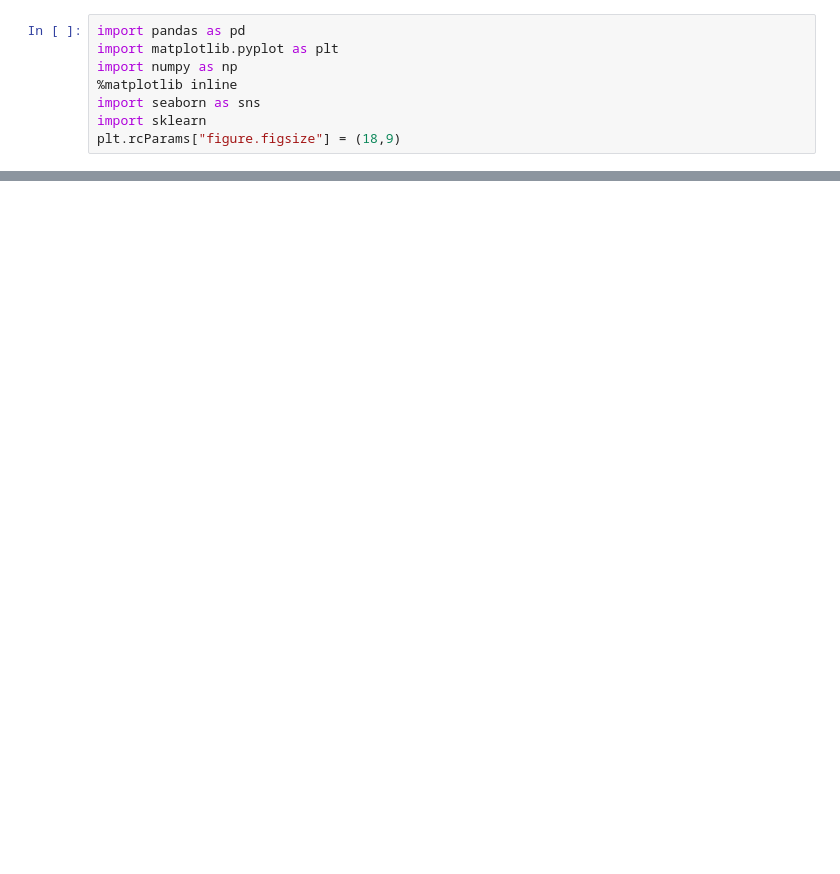
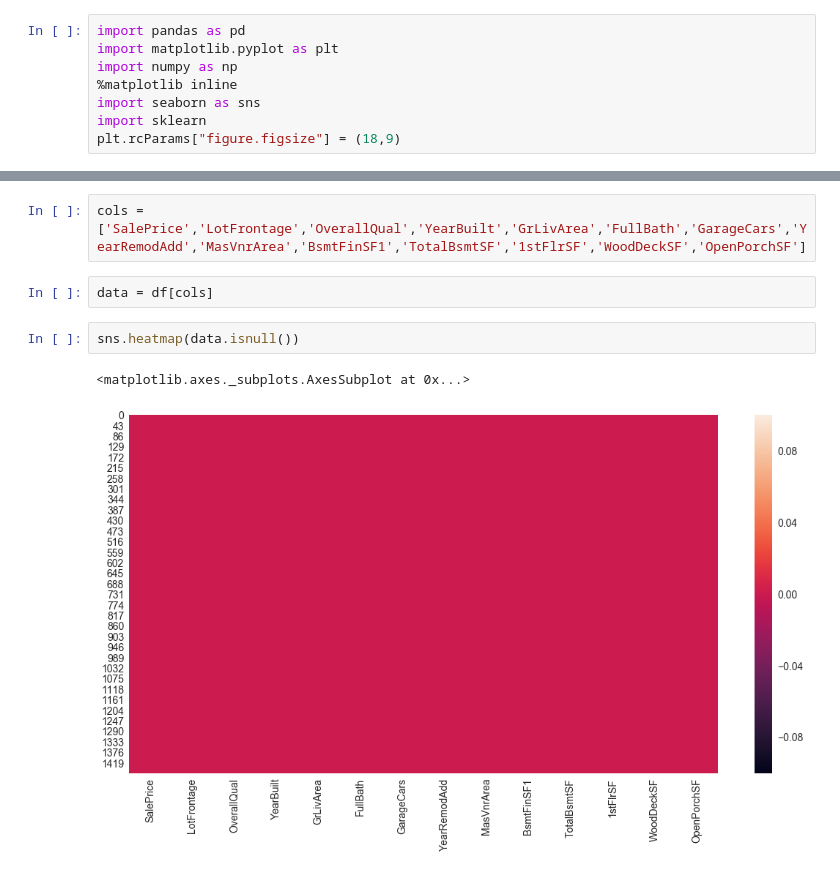
Before and after one commit to shaz13/Kaggle-Competitions, a Jupyter notebook: House Prices/House Price Predictions.ipynb, the cells around one changed output, grey strips where cells are left out. Drawn from its saved outputs; the diff is of its cells as text; blank space fills up the shorter version.

```diff
--- a/House Prices/House Price Predictions.ipynb
+++ b/House Prices/House Price Predictions.ipynb
@@ -71,0 +26,9 @@ y = important_df['SalePrice']
+# %%
+cols = ['SalePrice','LotFrontage','OverallQual','YearBuilt','GrLivArea','FullBath','GarageCars','YearRemodAdd','MasVnrArea','BsmtFinSF1','TotalBsmtSF','1stFlrSF','WoodDeckSF','OpenPorchSF']
+# %%
+data = df[cols]
+# %%
+sns.heatmap(data.isnull())
+# %% [output]
+<matplotlib.axes._subplots.AxesSubplot at 0x...>
+[figure, added]
```
Also changed, not shown: parts of 25 cells of this notebook, 2 other files.
